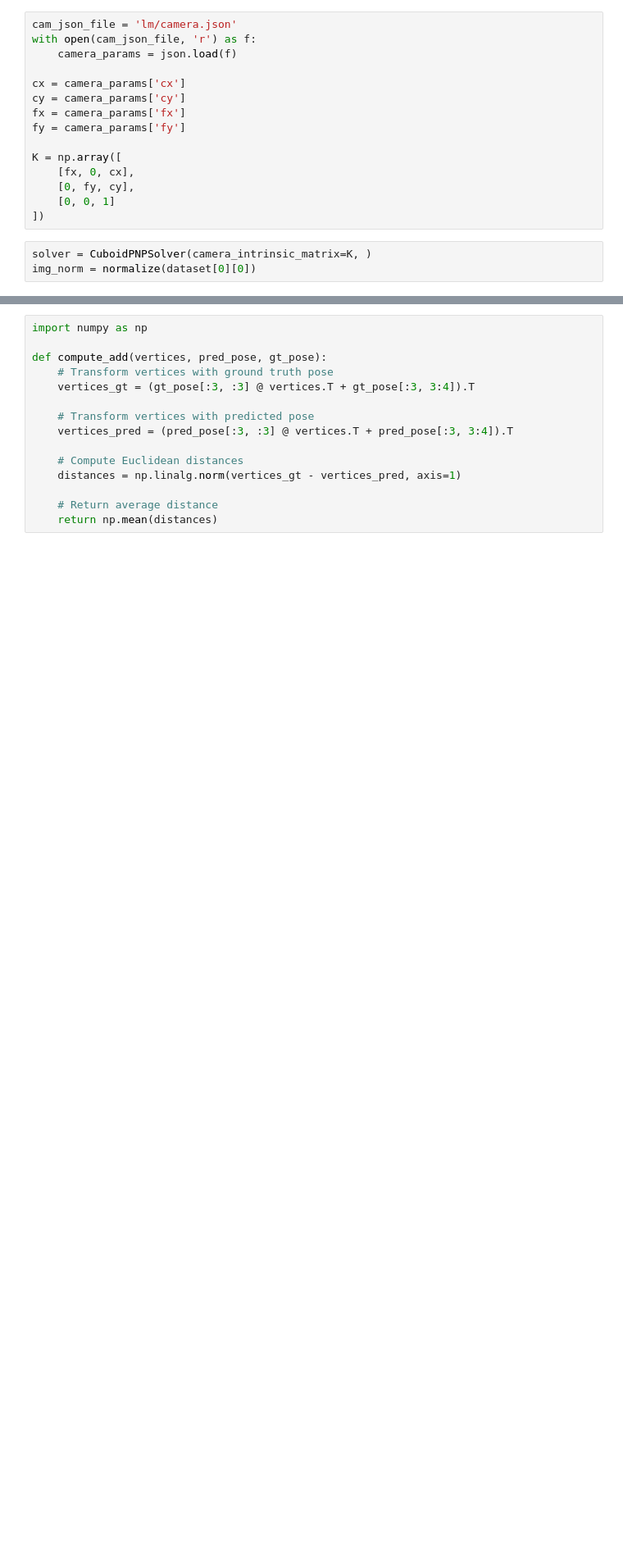
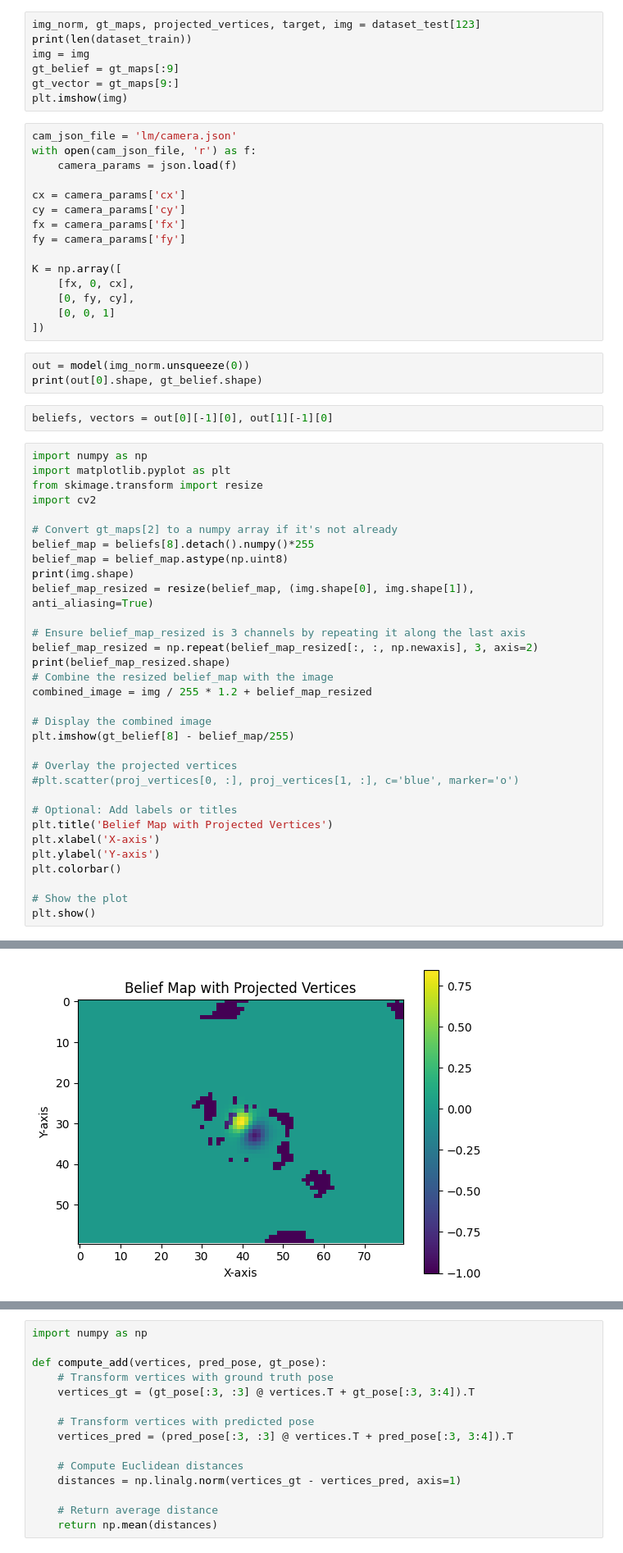
Before and after one commit to kunalb123/computer-vision-6d-pose-estimation, a Jupyter notebook: eval.ipynb, the cells around one changed output, grey strips where cells are left out. Shown at 82% size. Cells and saved outputs as stored; diff of their text form; blank space fills up the shorter version.

```diff
--- a/eval.ipynb
+++ b/eval.ipynb
@@ -44,3 +30,10 @@ img, target = dataset[0]
+# %%
+img_norm, gt_maps, projected_vertices, target, img = dataset_test[123]
+print(len(dataset_train))
+img = img
+gt_belief = gt_maps[:9]
+gt_vector = gt_maps[9:]
+plt.imshow(img)
 # %%
 cam_json_file = 'lm/camera.json'
 with open(cam_json_file, 'r') as f:
@@ -56,6 +49,41 @@ K = np.array([
     [0, fy, cy],
     [0, 0, 1]
 ])
-# %%
-solver = CuboidPNPSolver(camera_intrinsic_matrix=K, )
-img_norm = normalize(dataset[0][0])
+# %%
+out = model(img_norm.unsqueeze(0))
+print(out[0].shape, gt_belief.shape)
+# %%
+beliefs, vectors = out[0][-1][0], out[1][-1][0]
+# %%
+import numpy as np
+import matplotlib.pyplot as plt
+from skimage.transform import resize
+import cv2
+
+# Convert gt_maps[2] to a numpy array if it's not already
+belief_map = beliefs[8].detach().numpy()*255
+belief_map = belief_map.astype(np.uint8)
+print(img.shape)
+belief_map_resized = resize(belief_map, (img.shape[0], img.shape[1]), anti_aliasing=True)
+
+# Ensure belief_map_resized is 3 channels by repeating it along the last axis
+belief_map_resized = np.repeat(belief_map_resized[:, :, np.newaxis], 3, axis=2)
+print(belief_map_resized.shape)
+# Combine the resized belief_map with the image
+combined_image = img / 255 * 1.2 + belief_map_resized
+
+# Display the combined image
+plt.imshow(gt_belief[8] - belief_map/255)
+
+# Overlay the projected vertices
+#plt.scatter(proj_vertices[0, :], proj_vertices[1, :], c='blue', marker='o')
+
+# Optional: Add labels or titles
+plt.title('Belief Map with Projected Vertices')
+plt.xlabel('X-axis')
+plt.ylabel('Y-axis')
+plt.colorbar()
+
+# Show the plot
+plt.show()
+# %% [output]
@@ -61,0 +92 @@ img_norm = normalize(dataset[0][0])
+[figure, added]
```
Also changed, not shown: parts of 11 cells of this notebook, 8 other files.
